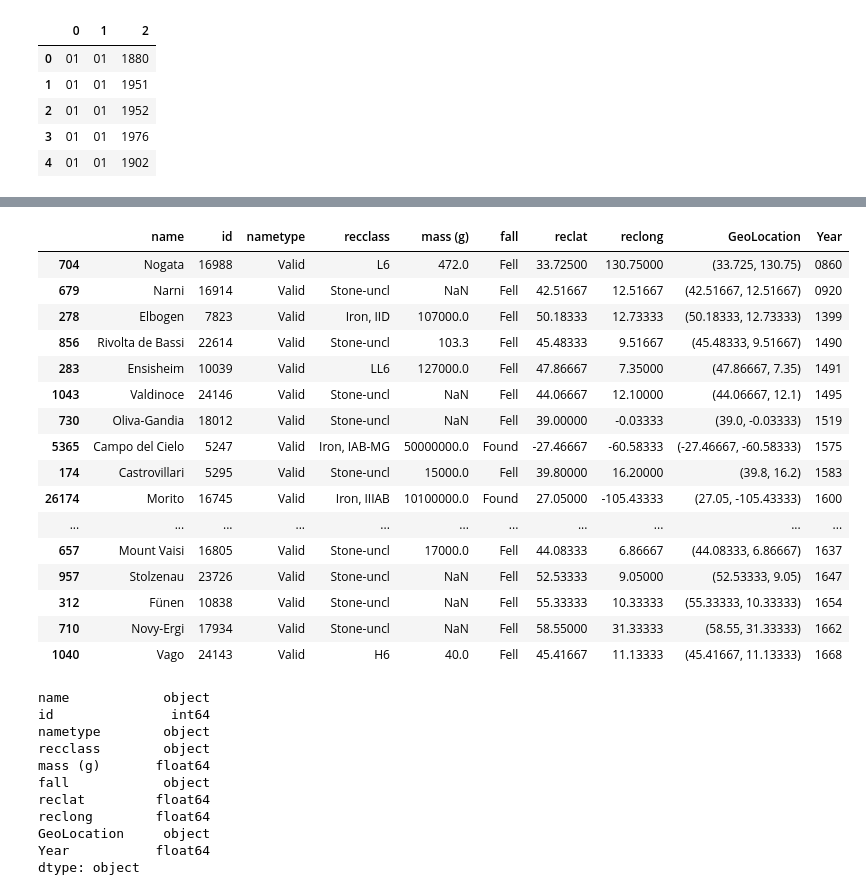
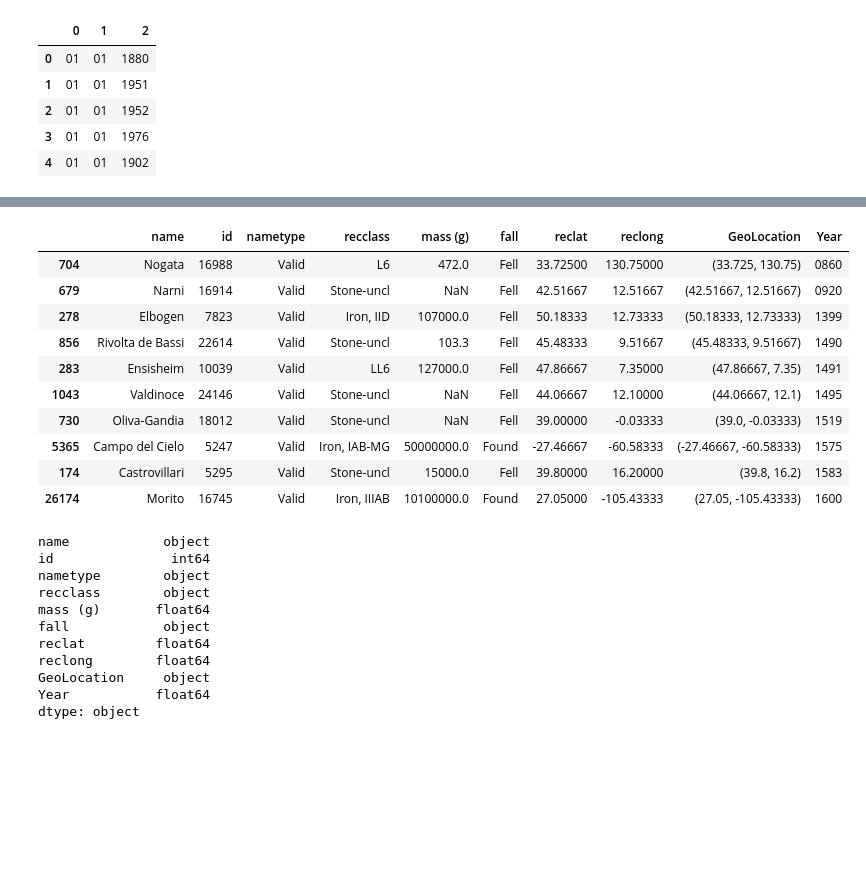
Before and after one commit to jessyoder/Project-1-Meteorites, a Jupyter notebook: Nasa_HeatMap.ipynb, the cells around one changed output, grey strips where cells are left out. Saved outputs shown, nothing was run; the diff lists cells and outputs as text; code cells hidden in the pictures; blank space fills up the shorter version.

```diff
--- a/Nasa_HeatMap.ipynb
+++ b/Nasa_HeatMap.ipynb
@@ -72,25 +77,19 @@ KeyError: 'year'
 # %%
 # Sort the dataset with Year
 sort_meteorite_landings_df = meteorite_landings_df.sort_values(["Year"], ascending=True)
-sort_meteorite_landings_df.head(20)
+sort_meteorite_landings_df.head(10)
 # %% [output]
 |  | name | id | nametype | recclass | mass (g) | fall | reclat | reclong | GeoLocation | Year |
 | 704 | Nogata | 16988 | Valid | L6 | 472.0 | Fell | 33.72500 | 130.75000 | (33.725, 130.75) | 0860 |
 | 679 | Narni | 16914 | Valid | Stone-uncl | NaN | Fell | 42.51667 | 12.51667 | (42.51667, 12.51667) | 0920 |
 | 278 | Elbogen | 7823 | Valid | Iron, IID | 107000.0 | Fell | 50.18333 | 12.73333 | (50.18333, 12.73333) | 1399 |
 | 856 | Rivolta de Bassi | 22614 | Valid | Stone-uncl | 103.3 | Fell | 45.48333 | 9.51667 | (45.48333, 9.51667) | 1490 |
 | 283 | Ensisheim | 10039 | Valid | LL6 | 127000.0 | Fell | 47.86667 | 7.35000 | (47.86667, 7.35) | 1491 |
 | 1043 | Valdinoce | 24146 | Valid | Stone-uncl | NaN | Fell | 44.06667 | 12.10000 | (44.06667, 12.1) | 1495 |
 | 730 | Oliva-Gandia | 18012 | Valid | Stone-uncl | NaN | Fell | 39.00000 | -0.03333 | (39.0, -0.03333) | 1519 |
 | 5365 | Campo del Cielo | 5247 | Valid | Iron, IAB-MG | 50000000.0 | Found | -27.46667 | -60.58333 | (-27.46667, -60.58333) | 1575 |
 | 174 | Castrovillari | 5295 | Valid | Stone-uncl | 15000.0 | Fell | 39.80000 | 16.20000 | (39.8, 16.2) | 1583 |
 | 26174 | Morito | 16745 | Valid | Iron, IIIAB | 10100000.0 | Found | 27.05000 | -105.43333 | (27.05, -105.43333) | 1600 |
-| ... | ... | ... | ... | ... | ... | ... | ... | ... | ... | ... |
-| 657 | Mount Vaisi | 16805 | Valid | Stone-uncl | 17000.0 | Fell | 44.08333 | 6.86667 | (44.08333, 6.86667) | 1637 |
-| 957 | Stolzenau | 23726 | Valid | Stone-uncl | NaN | Fell | 52.53333 | 9.05000 | (52.53333, 9.05) | 1647 |
-| 312 | Fünen | 10838 | Valid | Stone-uncl | NaN | Fell | 55.33333 | 10.33333 | (55.33333, 10.33333) | 1654 |
-| 710 | Novy-Ergi | 17934 | Valid | Stone-uncl | NaN | Fell | 58.55000 | 31.33333 | (58.55, 31.33333) | 1662 |
-| 1040 | Vago | 24143 | Valid | H6 | 40.0 | Fell | 45.41667 | 11.13333 | (45.41667, 11.13333) | 1668 |
 # %%
 # Set up a bin to create graphs based on Year
 # But first, check data types
```
Also changed, not shown: parts of 9 cells of this notebook.
